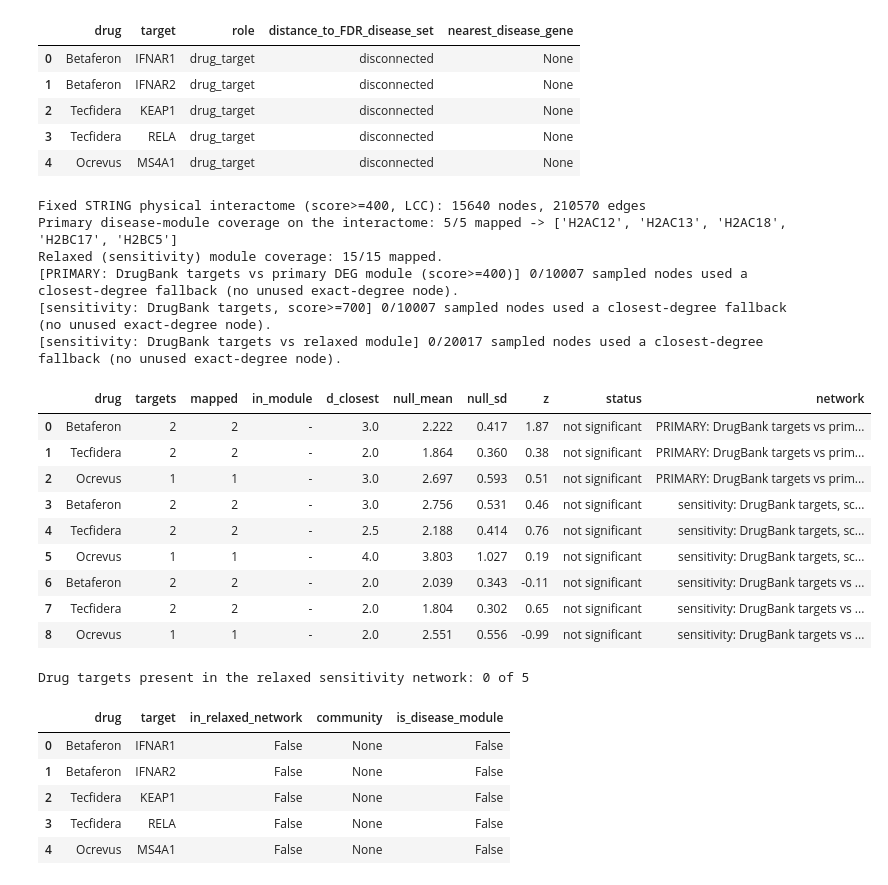
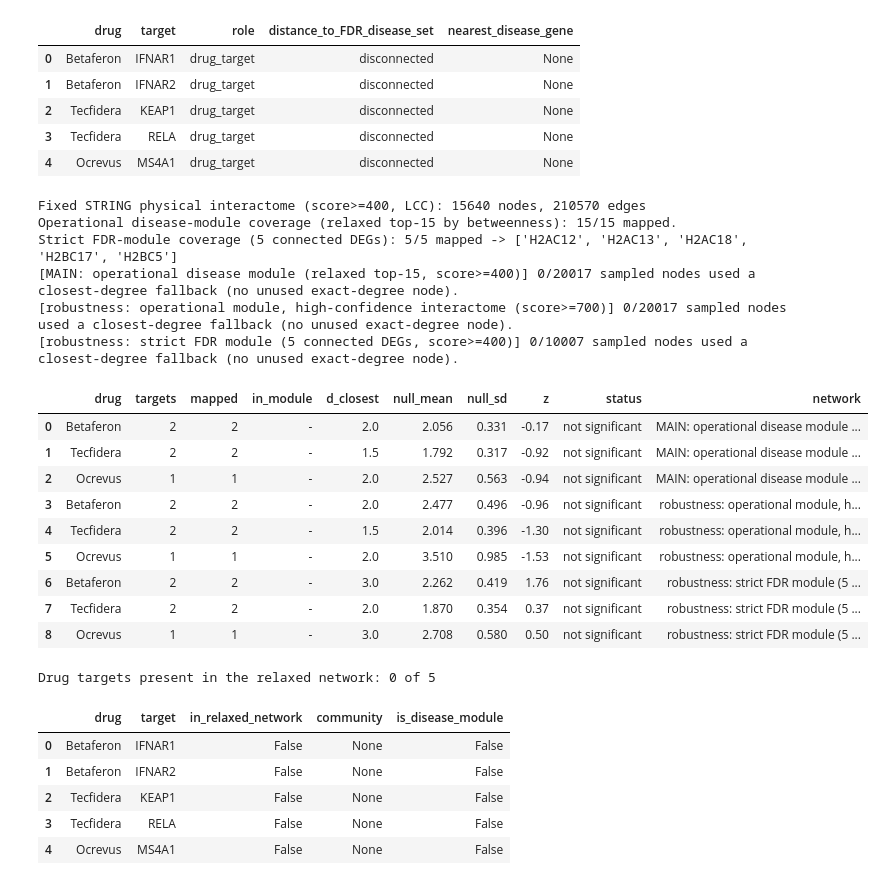
Before and after one commit to ilegul/ms-cd4, a Jupyter notebook: notebooks/BSB_CD4_MS_assignment.ipynb, the cells around one changed output. Cells and saved outputs as stored; diff of their text form; code cells hidden in the pictures.

```diff
--- a/notebooks/BSB_CD4_MS_assignment.ipynb
+++ b/notebooks/BSB_CD4_MS_assignment.ipynb
@@ -1964,24 +1982,25 @@ Louvain communities: 6 (full node-level mapping in communities.csv)
 # %%
-# --- Relate communities to Part 1 enrichment: enrich each community separately ---
+# --- Network-conditioned enrichment: what distinguishes each Louvain community from the rest of the PPI ---
+# Background = the nodes of the analysed relaxed PPI (the genes that could have entered a community), so
+# the test asks what is over-represented within a community relative to the whole network, not the genome.
+# (The Part-1 ORA correctly uses the full set of DEA-tested genes; that is a different question.)
 comm_members = {}
 for n, c in partition.items():
     comm_members.setdefault(c, []).append(n)
-
+net_background = sorted(G.nodes())
 comm_enrich = {}
-for c, members in comm_members.items():
+for c, members in sorted(comm_members.items()):
     if len(members) < 5:
         continue
     try:
-        e = gp.enrichr(gene_list=members, gene_sets=['GO_Biological_Process_2023','Reactome_2022'],
-                       organism='human', background=[g for g in background if g in set(res.loc[res.biotype=="protein_coding","symbol"].dropna())], outdir=None).results
-        top = e.sort_values('Adjusted P-value').head(3)[['Term','Adjusted P-value']]
+        e = gp.enrichr(gene_list=members, gene_sets=['GO_Biological_Process_2023', 'Reactome_2022'],
+                       organism='human', background=net_background, outdir=None).results
+        top = e.sort_values('Adjusted P-value').head(3)[['Term', 'Adjusted P-value']]
         comm_enrich[c] = top
         print(f'\n=== Community {c} (n={len(members)}) ===')
         print(top.to_string(index=False))
     except Exception as ex:
         print('Community', c, 'enrichment failed:', ex)
-# Interpretation: check whether the top-centrality module and the Part-1 pathways
-# (immune activation / protein-turnover / neddylation) map onto specific communities.
 # %% [output]
 === Community 0 (n=7) ===
                                                  Term  Adjusted P-value
@@ -2249,55 +2268,55 @@ def proximity(Gf, label, targets, S_in, n_rand=1000):
             if Tm: NULL[dr].append(_dc(dmapS, match(Tm, set(S_rand))))
     Smod = set(S); rows = []
     for dr, T in targets.items():
         Tm = obs[dr]; arr = np.array([x for x in NULL[dr] if np.isfinite(x)])
         overlap = sorted(set(Tm) & Smod)
         if len(Tm) == 0 or len(arr) < 50:
             rows.append({'drug': dr, 'targets': len(T), 'mapped': len(Tm), 'in_module': ';'.join(overlap) or '-',
                          'd_closest': None, 'null_mean': None, 'null_sd': None, 'z': None, 'status': 'NA (coverage)'})
             continue
         z = (d_obs[dr] - arr.mean()) / arr.std() if arr.std() > 0 else np.nan
         stt = ('closer than chance (z<-2)' if z < -2 else 'more distant than chance (z>+2)' if z > 2 else 'not significant')
         rows.append({'drug': dr, 'targets': len(T), 'mapped': len(Tm), 'in_module': ';'.join(overlap) or '-',
                      'd_closest': round(d_obs[dr], 3), 'null_mean': round(arr.mean(), 3),
                      'null_sd': round(arr.std(), 3), 'z': round(z, 2), 'status': stt})
     df = pd.DataFrame(rows); df['network'] = label
     print(f'[{label}] {fb[0]}/{tot[0]} sampled nodes used a closest-degree fallback (no unused exact-degree node).')
     return df
 
 Gfix = fixed_interactome(400)
 print(f'Fixed STRING physical interactome (score>=400, LCC): {Gfix.number_of_nodes()} nodes, {Gfix.number_of_edges()} edges')
 _Sp = [g for g in disease_module_primary if g in Gfix]
 _Sr = [g for g in disease_module if g in Gfix]
-print(f'Primary disease-module coverage on the interactome: {len(_Sp)}/{len(disease_module_primary)} mapped -> {_Sp}')
-print(f'Relaxed (sensitivity) module coverage: {len(_Sr)}/{len(disease_module)} mapped.')
+print(f'Operational disease-module coverage (relaxed top-15 by betweenness): {len(_Sr)}/{len(disease_module)} mapped.')
+print(f'Strict FDR-module coverage (5 connected DEGs): {len(_Sp)}/{len(disease_module_primary)} mapped -> {_Sp}')
 
 prox = pd.concat([
-    proximity(Gfix, 'PRIMARY: DrugBank targets vs primary DEG module (score>=400)', drug_targets, disease_module_primary),
-    proximity(fixed_interactome(700), 'sensitivity: DrugBank targets, score>=700', drug_targets, disease_module_primary),
-    proximity(Gfix, 'sensitivity: DrugBank targets vs relaxed module', drug_targets, disease_module),
+    proximity(Gfix, 'MAIN: operational disease module (relaxed top-15, score>=400)', drug_targets, disease_module),
+    proximity(fixed_interactome(700), 'robustness: operational module, high-confidence interactome (score>=700)', drug_targets, disease_module),
+    proximity(Gfix, 'robustness: strict FDR module (5 connected DEGs, score>=400)', drug_targets, disease_module_primary),
 ], ignore_index=True)
 prox.to_csv(NET/'drug_proximity.csv', index=False)
 prox
 # %% [output]
 Fixed STRING physical interactome (score>=400, LCC): 15640 nodes, 210570 edges
-Primary disease-module coverage on the interactome: 5/5 mapped -> ['H2AC12', 'H2AC13', 'H2AC18', 'H2BC17', 'H2BC5']
-Relaxed (sensitivity) module coverage: 15/15 mapped.
-[PRIMARY: DrugBank targets vs primary DEG module (score>=400)] 0/10007 sampled nodes used a closest-degree fallback (no unused exact-degree node).
-[sensitivity: DrugBank targets, score>=700] 0/10007 sampled nodes used a closest-degree fallback (no unused exact-degree node).
-[sensitivity: DrugBank targets vs relaxed module] 0/20017 sampled nodes used a closest-degree fallback (no unused exact-degree node).
+Operational disease-module coverage (relaxed top-15 by betweenness): 15/15 mapped.
+Strict FDR-module coverage (5 connected DEGs): 5/5 mapped -> ['H2AC12', 'H2AC13', 'H2AC18', 'H2BC17', 'H2BC5']
+[MAIN: operational disease module (relaxed top-15, score>=400)] 0/20017 sampled nodes used a closest-degree fallback (no unused exact-degree node).
+[robustness: operational module, high-confidence interactome (score>=700)] 0/20017 sampled nodes used a closest-degree fallback (no unused exact-degree node).
+[robustness: strict FDR module (5 connected DEGs, score>=400)] 0/10007 sampled nodes used a closest-degree fallback (no unused exact-degree node).
 |  | drug | targets | mapped | in_module | d_closest | null_mean | null_sd | z | status | network |
-| 0 | Betaferon | 2 | 2 | - | 3.0 | 2.222 | 0.417 | 1.87 | not significant | PRIMARY: DrugBank targets vs prim... |
-| 1 | Tecfidera | 2 | 2 | - | 2.0 | 1.864 | 0.360 | 0.38 | not significant | PRIMARY: DrugBank targets vs prim... |
-| 2 | Ocrevus | 1 | 1 | - | 3.0 | 2.697 | 0.593 | 0.51 | not significant | PRIMARY: DrugBank targets vs prim... |
-| 3 | Betaferon | 2 | 2 | - | 3.0 | 2.756 | 0.531 | 0.46 | not significant | sensitivity: DrugBank targets, sc... |
-| 4 | Tecfidera | 2 | 2 | - | 2.5 | 2.188 | 0.414 | 0.76 | not significant | sensitivity: DrugBank targets, sc... |
-| 5 | Ocrevus | 1 | 1 | - | 4.0 | 3.803 | 1.027 | 0.19 | not significant | sensitivity: DrugBank targets, sc... |
-| 6 | Betaferon | 2 | 2 | - | 2.0 | 2.039 | 0.343 | -0.11 | not significant | sensitivity: DrugBank targets vs ... |
-| 7 | Tecfidera | 2 | 2 | - | 2.0 | 1.804 | 0.302 | 0.65 | not significant | sensitivity: DrugBank targets vs ... |
-| 8 | Ocrevus | 1 | 1 | - | 2.0 | 2.551 | 0.556 | -0.99 | not significant | sensitivity: DrugBank targets vs ... |
+| 0 | Betaferon | 2 | 2 | - | 2.0 | 2.056 | 0.331 | -0.17 | not significant | MAIN: operational disease module ... |
+| 1 | Tecfidera | 2 | 2 | - | 1.5 | 1.792 | 0.317 | -0.92 | not significant | MAIN: operational disease module ... |
+| 2 | Ocrevus | 1 | 1 | - | 2.0 | 2.527 | 0.563 | -0.94 | not significant | MAIN: operational disease module ... |
+| 3 | Betaferon | 2 | 2 | - | 2.0 | 2.477 | 0.496 | -0.96 | not significant | robustness: operational module, h... |
+| 4 | Tecfidera | 2 | 2 | - | 1.5 | 2.014 | 0.396 | -1.30 | not significant | robustness: operational module, h... |
+| 5 | Ocrevus | 1 | 1 | - | 2.0 | 3.510 | 0.985 | -1.53 | not significant | robustness: operational module, h... |
+| 6 | Betaferon | 2 | 2 | - | 3.0 | 2.262 | 0.419 | 1.76 | not significant | robustness: strict FDR module (5 ... |
+| 7 | Tecfidera | 2 | 2 | - | 2.0 | 1.870 | 0.354 | 0.37 | not significant | robustness: strict FDR module (5 ... |
+| 8 | Ocrevus | 1 | 1 | - | 3.0 | 2.708 | 0.580 | 0.50 | not significant | robustness: strict FDR module (5 ... |
 # %%
-# --- Disease-drug overlap: where do the drug targets fall in the relaxed sensitivity network? ---
-# Map each DrugBank drug target onto the relaxed sensitivity network (G) and its Louvain communities.
+# --- Disease-drug overlap: where do the drug targets fall in the relaxed network? ---
+# Map each DrugBank drug target onto the relaxed network (G) and its Louvain communities.
 rows=[]
 for drug, T in drug_targets.items():
     for t in T:
@@ -2308,10 +2327,10 @@ for drug, T in drug_targets.items():
 overlap = pd.DataFrame(rows)
 overlap.to_csv(NET/'disease_drug_overlap.csv', index=False)
 n_in = int(overlap['in_relaxed_network'].sum())
-print(f'Drug targets present in the relaxed sensitivity network: {n_in} of {len(overlap)}')
+print(f'Drug targets present in the relaxed network: {n_in} of {len(overlap)}')
 overlap
 # %% [output]
-Drug targets present in the relaxed sensitivity network: 0 of 5
+Drug targets present in the relaxed network: 0 of 5
 |  | drug | target | in_relaxed_network | community | is_disease_module |
 | 0 | Betaferon | IFNAR1 | False | None | False |
 | 1 | Betaferon | IFNAR2 | False | None | False |
```
Also changed, not shown: parts of 33 cells of this notebook, 12 other files.
